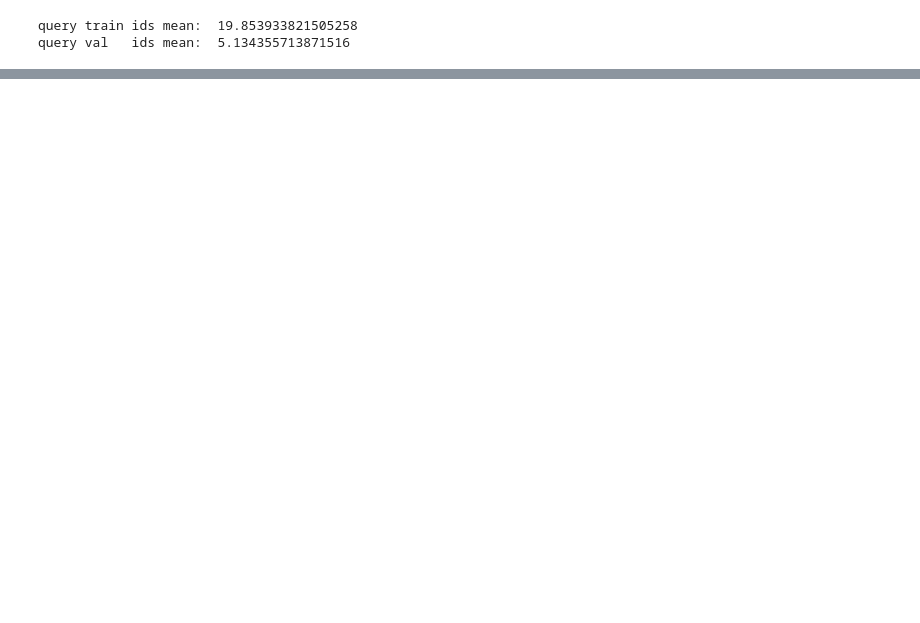
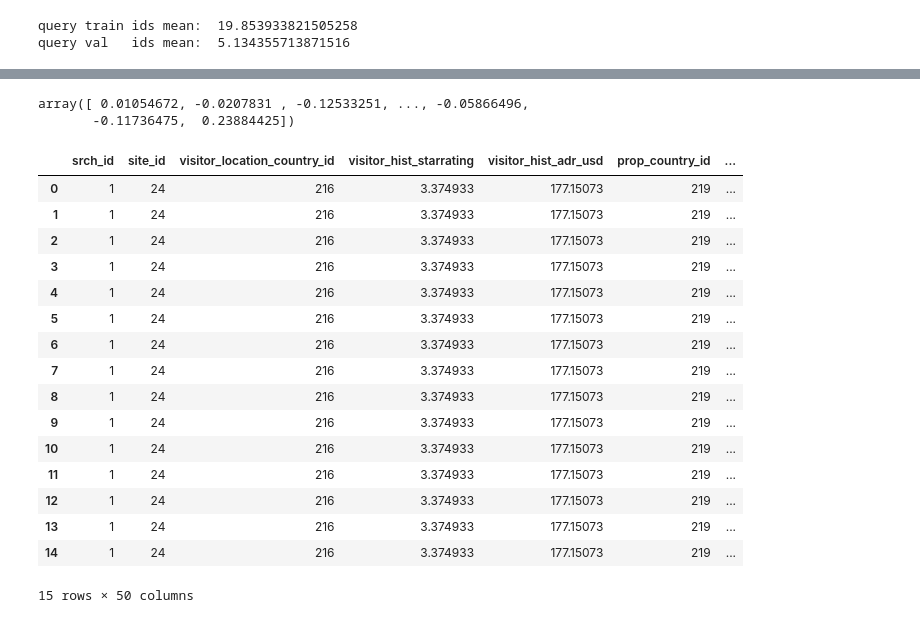
Before and after one commit to AlexiaSalomons/dmt_assignment2, a Jupyter notebook: new_model_A.ipynb, the cells around one changed output, grey strips where cells are left out. Cells and saved outputs as stored; diff of their text form; code cells hidden in the pictures; blank space fills up the shorter version.

```diff
--- a/new_model_A.ipynb
+++ b/new_model_A.ipynb
@@ -252,0 +288,2 @@ test_data['location_score'] = ((test_data['prop_location_score1'] + test__data['
+# %%
+test_data['diff_price'] = ((test_data['price_usd']) - (np.exp(test_data['prop_log_historical_price'])))
@@ -253,22 +309,22 @@ test_data['location_score'] = ((test_data['prop_location_score1'] + test__data['
+# %%
+#Average competition data
+#Get whether diff with competition was pos/neg, then get average diff
+test_data['comp_rate_percent_diff'] = (((test_data['comp1_rate_percent_diff'] * test_data['comp1_rate']) +
+                                            (test_data['comp2_rate_percent_diff'] * test_data['comp2_rate']) +
+                                            (test_data['comp3_rate_percent_diff'] * test_data['comp3_rate']) +
+                                            (test_data['comp4_rate_percent_diff'] * test_data['comp4_rate']) +
+                                            (test_data['comp5_rate_percent_diff'] * test_data['comp5_rate']) +
+                                            (test_data['comp6_rate_percent_diff'] * test_data['comp6_rate']) +
+                                            (test_data['comp7_rate_percent_diff'] * test_data['comp7_rate']) +
+                                            (test_data['comp8_rate_percent_diff'] * test_data['comp8_rate'])) / 8)
 # %%
 test_data = test_data.drop(['date_time'], axis=1)
-test_data = test_data.drop(['prop_location_score1', axis=1])
-test_data = test_data.drop(['prop_location_score2', axis=1])
+test_data = test_data.drop(['prop_location_score1'], axis=1)
+test_data = test_data.drop(['prop_location_score2'], axis=1)
+test_data = test_data.drop(['comp1_rate_percent_diff','comp1_rate','comp2_rate_percent_diff','comp2_rate',
+                                 'comp3_rate_percent_diff','comp3_rate','comp4_rate_percent_diff','comp4_rate',
+                                 'comp5_rate_percent_diff','comp5_rate','comp6_rate_percent_diff','comp6_rate',
+                                 'comp7_rate_percent_diff','comp7_rate','comp8_rate_percent_diff','comp8_rate'], axis=1)
-# %%
-test_data = replace_nan_with_mean(test_data,["visitor_hist_starrating","visitor_hist_adr_usd"])
-test_data = replace_nan_with_median(test_data,["orig_destination_distance"])
-
-col_min = test_data["srch_query_affinity_score"].min() # minimum of col
-test_data = replace_nan_with_value(test_data,'srch_query_affinity_score',col_min)
-
-col_min = test_data["prop_starrating"].min() # minimum of col
-test_data = replace_nan_with_value(test_data,'prop_starrating',col_min)
-
-col_min = test_data["prop_review_score"].min() # minimum of col
-test_data = replace_nan_with_value(test_data,'prop_review_score',col_min)
-
-col_min = test_data["location_score"].min() # minimum of col
-test_data = replace_nan_with_value(test_data,'location_score',col_min)
 # %%
 gc.collect()
 # %% [output]
@@ -279,0 +352,26 @@ MemoryError: Unable to allocate 1.18 GiB for an array with shape (32, 4959183) a
+# %%
+test_pred
+# %% [output]
+array([ 0.01054672, -0.0207831 , -0.12533251, ..., -0.05866496,
+       -0.11736475,  0.23884425])
+# %%
+test_data["predicted_ranking"] = test_pred
+test_data.head(15)
+# %% [output]
+|  | srch_id | site_id | visitor_location_country_id | visitor_hist_starrating | visitor_hist_adr_usd | prop_country_id | ... |
+| 0 | 1 | 24 | 216 | 3.374933 | 177.15073 | 219 | ... |
+| 1 | 1 | 24 | 216 | 3.374933 | 177.15073 | 219 | ... |
+| 2 | 1 | 24 | 216 | 3.374933 | 177.15073 | 219 | ... |
+| 3 | 1 | 24 | 216 | 3.374933 | 177.15073 | 219 | ... |
+| 4 | 1 | 24 | 216 | 3.374933 | 177.15073 | 219 | ... |
+| 5 | 1 | 24 | 216 | 3.374933 | 177.15073 | 219 | ... |
+| 6 | 1 | 24 | 216 | 3.374933 | 177.15073 | 219 | ... |
+| 7 | 1 | 24 | 216 | 3.374933 | 177.15073 | 219 | ... |
+| 8 | 1 | 24 | 216 | 3.374933 | 177.15073 | 219 | ... |
+| 9 | 1 | 24 | 216 | 3.374933 | 177.15073 | 219 | ... |
+| 10 | 1 | 24 | 216 | 3.374933 | 177.15073 | 219 | ... |
+| 11 | 1 | 24 | 216 | 3.374933 | 177.15073 | 219 | ... |
+| 12 | 1 | 24 | 216 | 3.374933 | 177.15073 | 219 | ... |
+| 13 | 1 | 24 | 216 | 3.374933 | 177.15073 | 219 | ... |
+| 14 | 1 | 24 | 216 | 3.374933 | 177.15073 | 219 | ... |
+15 rows × 50 columns
```
Also changed, not shown: parts of 22 cells of this notebook, 2 other files.
